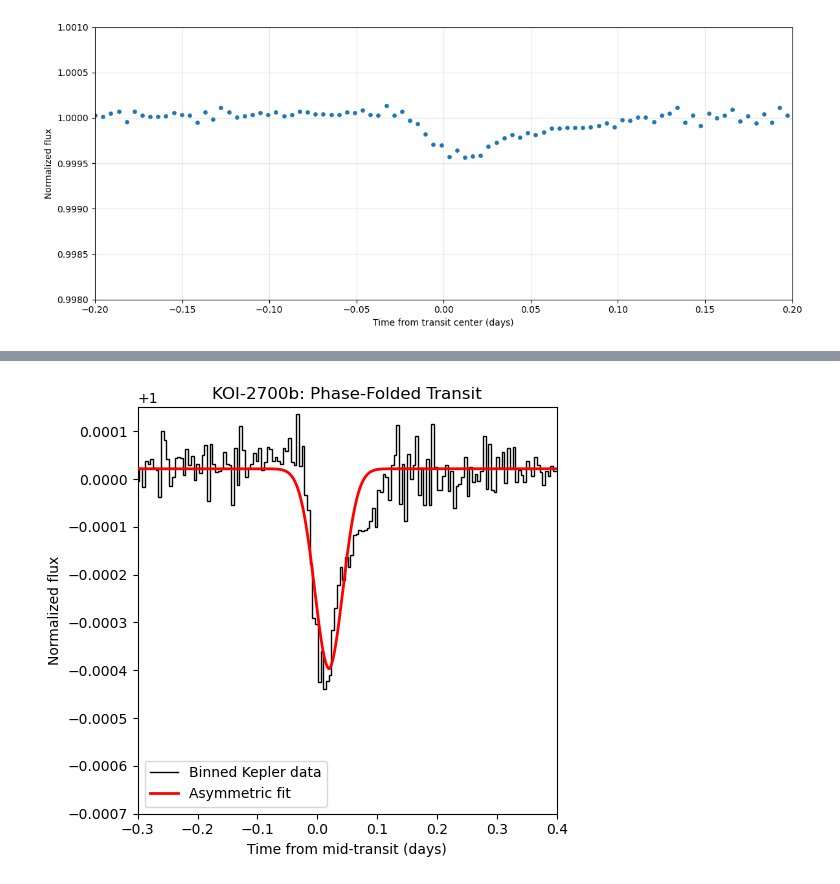
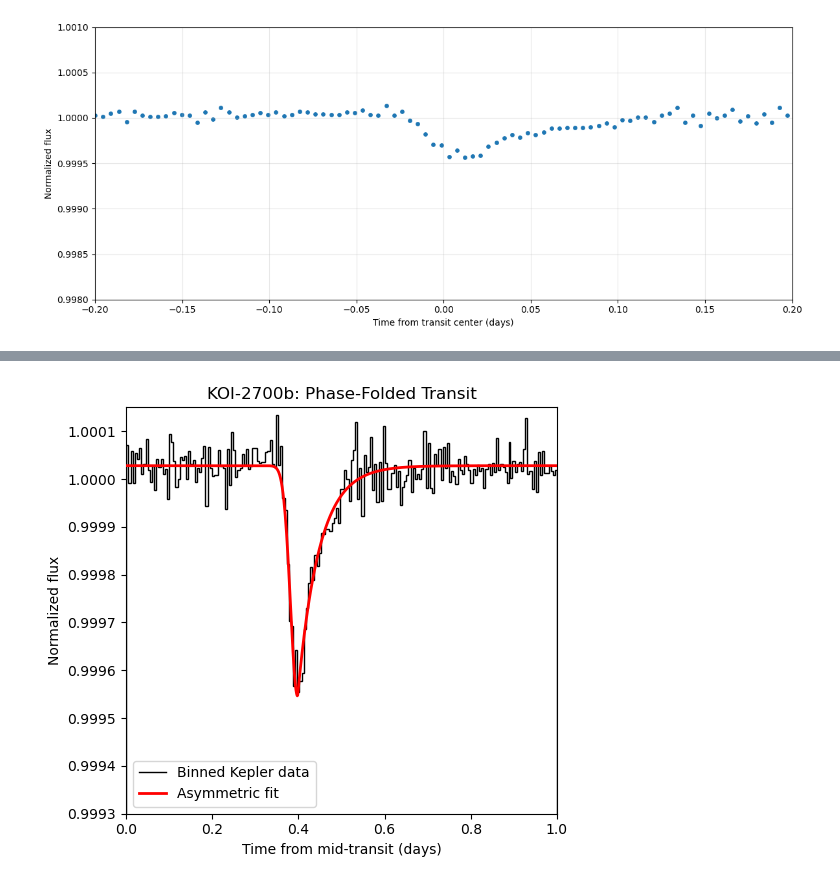
Before and after one commit to psi-dirac/psi-planet-disintegration, a Jupyter notebook: KOI2700b/clean_code.ipynb, the cells around one changed output, grey strips where cells are left out. Drawn from its saved outputs; the diff is of its cells as text; code cells hidden in the pictures.

```diff
--- a/KOI2700b/clean_code.ipynb
+++ b/KOI2700b/clean_code.ipynb
@@ -12,7 +12,7 @@ search_result = lk.search_lightcurve('KIC 8639908', author='Kepler', cadence="lo
 # %%
 # Many light curves for each long cadence observation
 
-lc_all = search_result.download_all()
+lc_all = search_result.download_all()[0:16]
 ax = lc_all.plot()
 
 ax.legend(loc="upper right", bbox_to_anchor=(1.25, 1.0))
@@ -82,7 +82,7 @@ plt.show()
 # Defining some important parameters
 
 transit_time = 67.358
-orbital_period = 0.910022
+period = 0.910022
 transit_duration = 0.25
 
 # Initializing a fresh array
@@ -94,7 +94,7 @@ processed_lcs = []
 for lc in lc_all:
     lc = lc.remove_nans()
 
-    lc = lc.normalize()
+    #lc = lc.normalize()
 
     transit_mask = lc.create_transit_mask(
         period=period,
@@ -138,7 +138,7 @@ number_of_bins = 200
 
 bin_size_days = orbital_period / number_of_bins
 
-binned = folded.bin(time_bin_size=bin_size_days)
+binned = folded.bin(time_bin_size=bin_size_days).normalize()
 
 bin_size_days = 6.5 / (60 * 24)
 binned = folded.bin(time_bin_size=bin_size_days)
@@ -305,9 +314,20 @@ x, y = x[valid], y[valid]
 
 # Concatenating the bins to string them together
 
+# Width of each phase bin
+phase = (x / period + 1) % 1
+phase_min = phase[np.argmin(y)]
+shift = 0.40 - phase_min
+phase = (phase + shift) % 1
+idx = np.argsort(phase)
+
+phase = phase[idx]
+y = y[idx]
+
+phase_bin_width = 1 / 200
 bin_edges = np.concatenate((
-    [x[0] - bin_width / 2],
-    x + bin_width / 2
+    [phase[0] - phase_bin_width / 2],
+    phase + phase_bin_width / 2
 ))
 
 # Plotting and formatting, much like before
@@ -316,33 +336,38 @@ fig, ax = plt.subplots(figsize=(5.5, 5))
 
 ax.stairs(
     y,
     bin_edges,
     color="black",
     linewidth=1.0,
     label="Binned Kepler data",
     zorder=2
 )
 
-x_fit = np.linspace(-0.3, 0.4, 1000)
+x_fit = np.linspace(0, 1, 1000)
 y_fit = transit_model(x_fit, *popt)
 
 ax.plot(
     x_fit, y_fit,
     color="red",
     linewidth=2,
     label="Asymmetric fit",
     zorder=3
 )
 
-ax.set_xlim(-0.3, 0.4)
+ax.set_xlim(0, 1)
+ax.ticklabel_format(
+    axis='y',
+    style='plain',
+    useOffset=False
+)
 ax.set_ylim(0.9993, 1.00015)
 ax.set_xlabel("Time from mid-transit (days)")
 ax.set_ylabel("Normalized flux")
 ax.set_title("KOI-2700b: Phase-Folded Transit")
 ax.legend()
 ax.grid(False)
 
 fig.tight_layout()
 plt.show()
 # %% [output]
-[figure, old version]
+[figure, new version]
```
Also changed, not shown: parts of 4 cells of this notebook.
